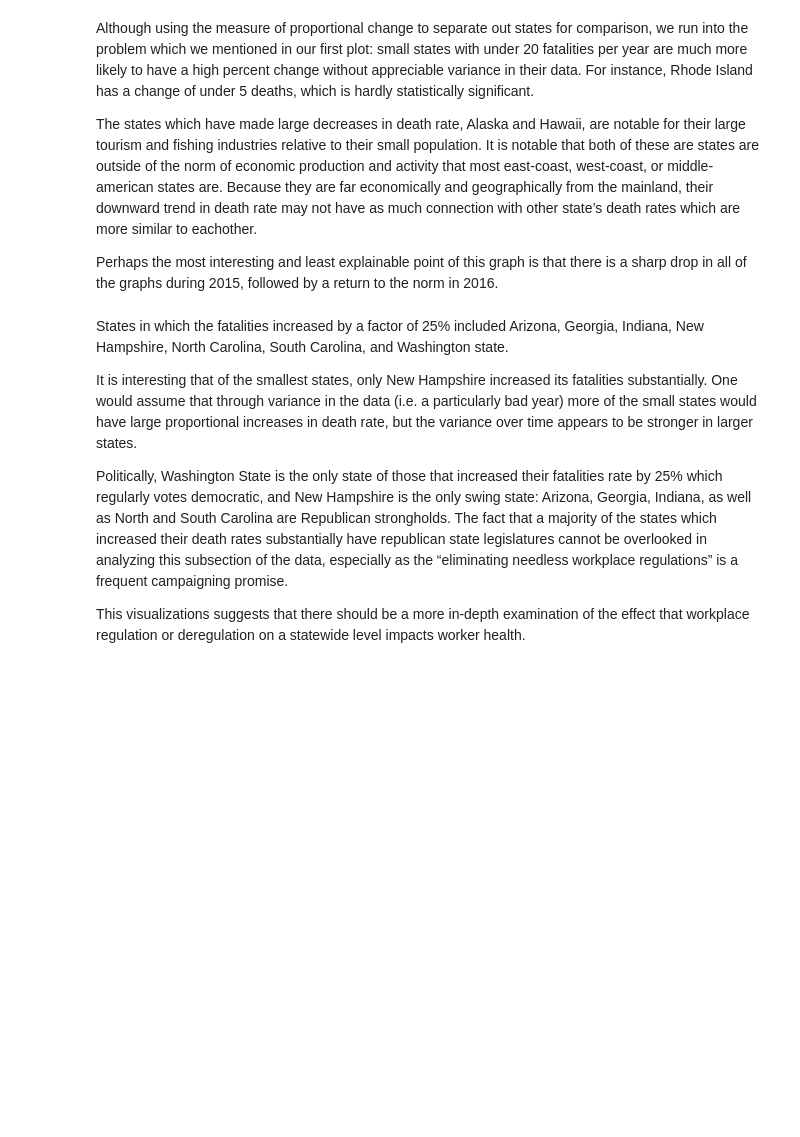
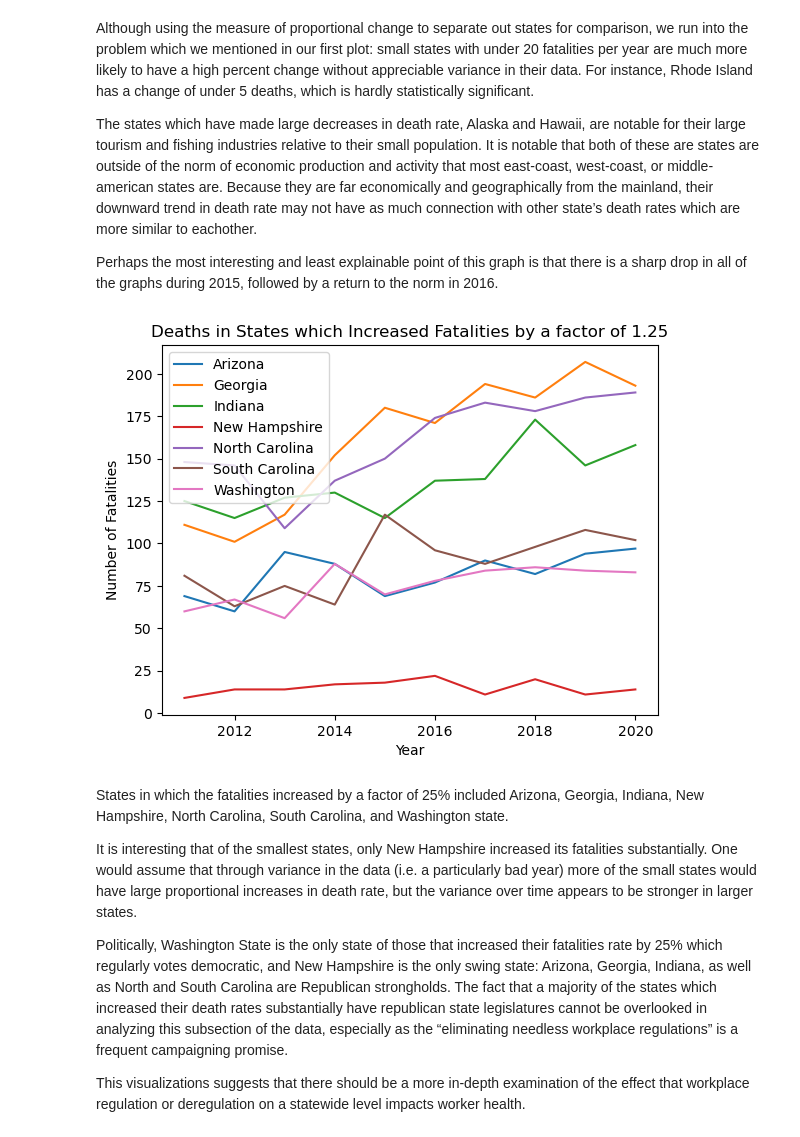
Before and after one commit to olincollege/US-Labor-Data-and-Mental-Health-Outcomes, a Jupyter notebook: computational_essay.ipynb, the cells around one changed output. Cells and saved outputs as stored; diff of their text form; code cells hidden in the pictures; blank space fills up the shorter version.

```diff
--- a/computational_essay.ipynb
+++ b/computational_essay.ipynb
@@ -60,6 +65,10 @@ Although using the measure of proportional change to separate out states for com
 The states which have made large decreases in death rate, Alaska and Hawaii, are notable for their large tourism and fishing industries relative to their small population. It is notable that both of these are states are outside of the norm of economic production and activity that most east-coast, west-coast, or middle-american states are. Because they are far economically and geographically from the mainland, their downward trend in death rate may not have as much connection with other state’s death rates which are more similar to eachother.
 
 Perhaps the most interesting and least explainable point of this graph is that there is a sharp drop in all of the graphs during 2015, followed by a return to the norm in 2016.
+# %%
+visuals.plot_beyond_change_threshold_data(csv_data, 1.25)
+# %% [output]
+[figure, added]
 # %% [markdown]
 States in which the fatalities increased by a factor of 25% included Arizona, Georgia, Indiana, New Hampshire, North Carolina, South Carolina, and Washington state.
 
```
Also changed, not shown: parts of 3 cells of this notebook, 1 other file.
